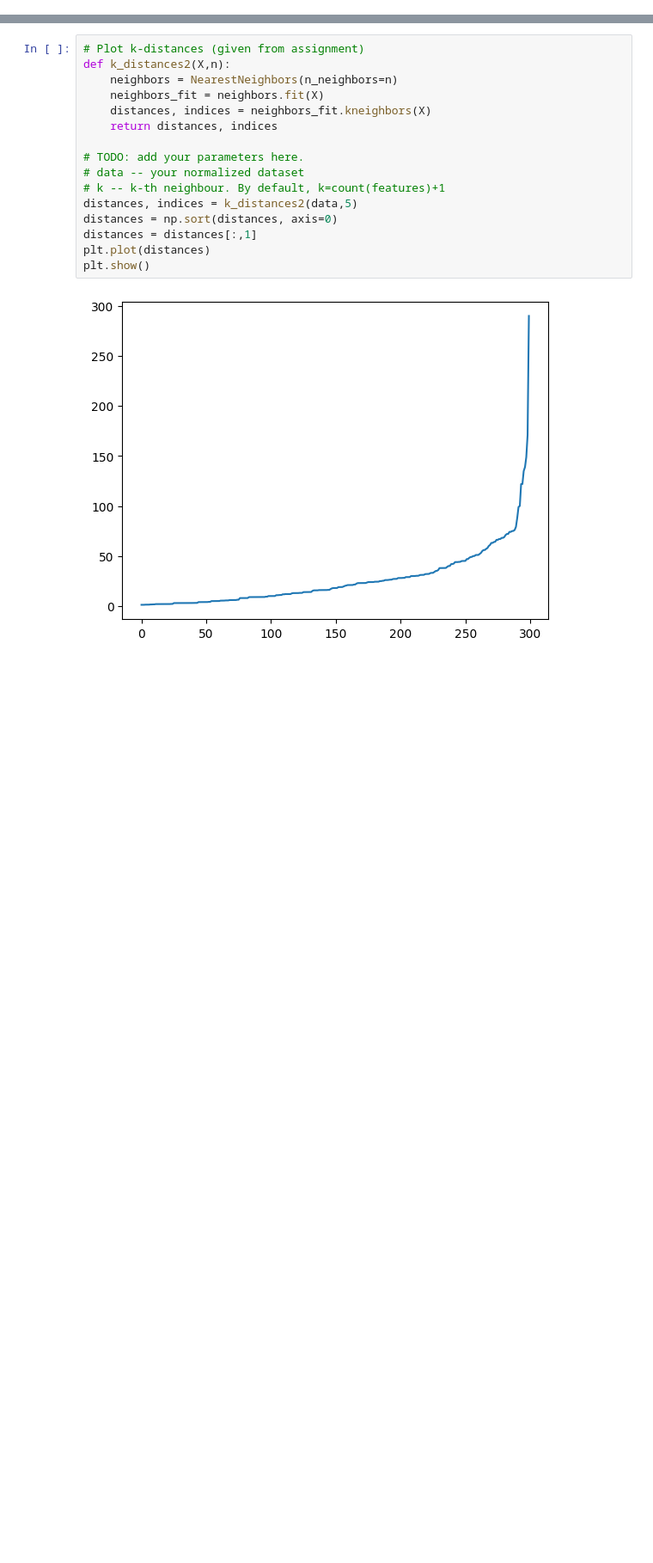
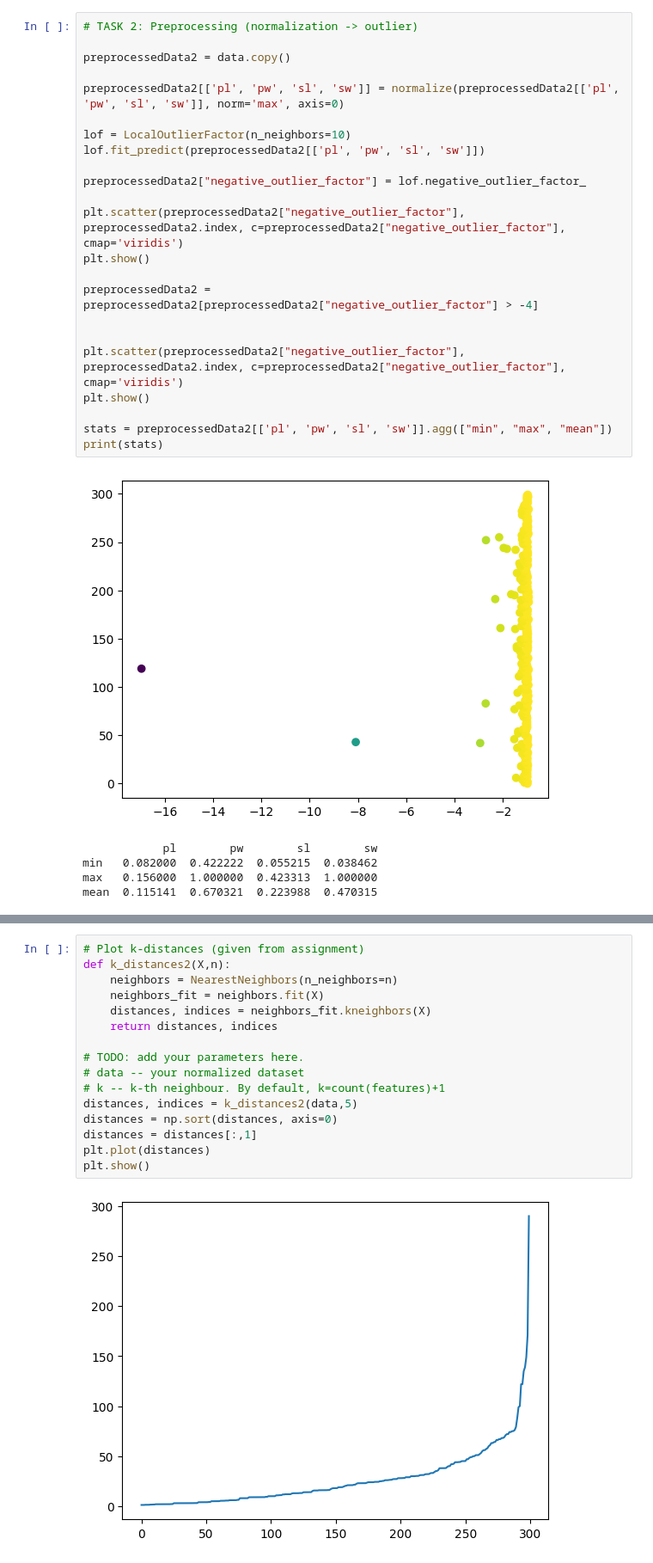
Before and after one commit to otha4350/datamining, a Jupyter notebook: assignment 3/main.ipynb, the cells around one changed output, grey strips where cells are left out. Shown: that part at 86% size. Saved outputs shown, nothing was run; the diff lists cells and outputs as text; blank space fills up the shorter version.

```diff
--- a/assignment 3/main.ipynb
+++ b/assignment 3/main.ipynb
@@ -22,0 +77,29 @@ memory usage: 11.8 KB
+# %%
+# TASK 2: Preprocessing (normalization -> outlier)
+
+preprocessedData2 = data.copy()
+
+preprocessedData2[['pl', 'pw', 'sl', 'sw']] = normalize(preprocessedData2[['pl', 'pw', 'sl', 'sw']], norm='max', axis=0)
+
+lof = LocalOutlierFactor(n_neighbors=10)
+lof.fit_predict(preprocessedData2[['pl', 'pw', 'sl', 'sw']])
+
+preprocessedData2["negative_outlier_factor"] = lof.negative_outlier_factor_
+
+plt.scatter(preprocessedData2["negative_outlier_factor"], preprocessedData2.index, c=preprocessedData2["negative_outlier_factor"], cmap='viridis')
+plt.show()
+
+preprocessedData2 = preprocessedData2[preprocessedData2["negative_outlier_factor"] > -4]
+
+
+plt.scatter(preprocessedData2["negative_outlier_factor"], preprocessedData2.index, c=preprocessedData2["negative_outlier_factor"], cmap='viridis')
+plt.show()
+
+stats = preprocessedData2[['pl', 'pw', 'sl', 'sw']].agg(["min", "max", "mean"])
+print(stats)
+# %% [output]
+[figure, added]
+            pl        pw        sl        sw
+min   0.082000  0.422222  0.055215  0.038462
+max   0.156000  1.000000  0.423313  1.000000
+mean  0.115141  0.670321  0.223988  0.470315
```
Also changed, not shown: parts of 5 cells of this notebook, 2 other files.
